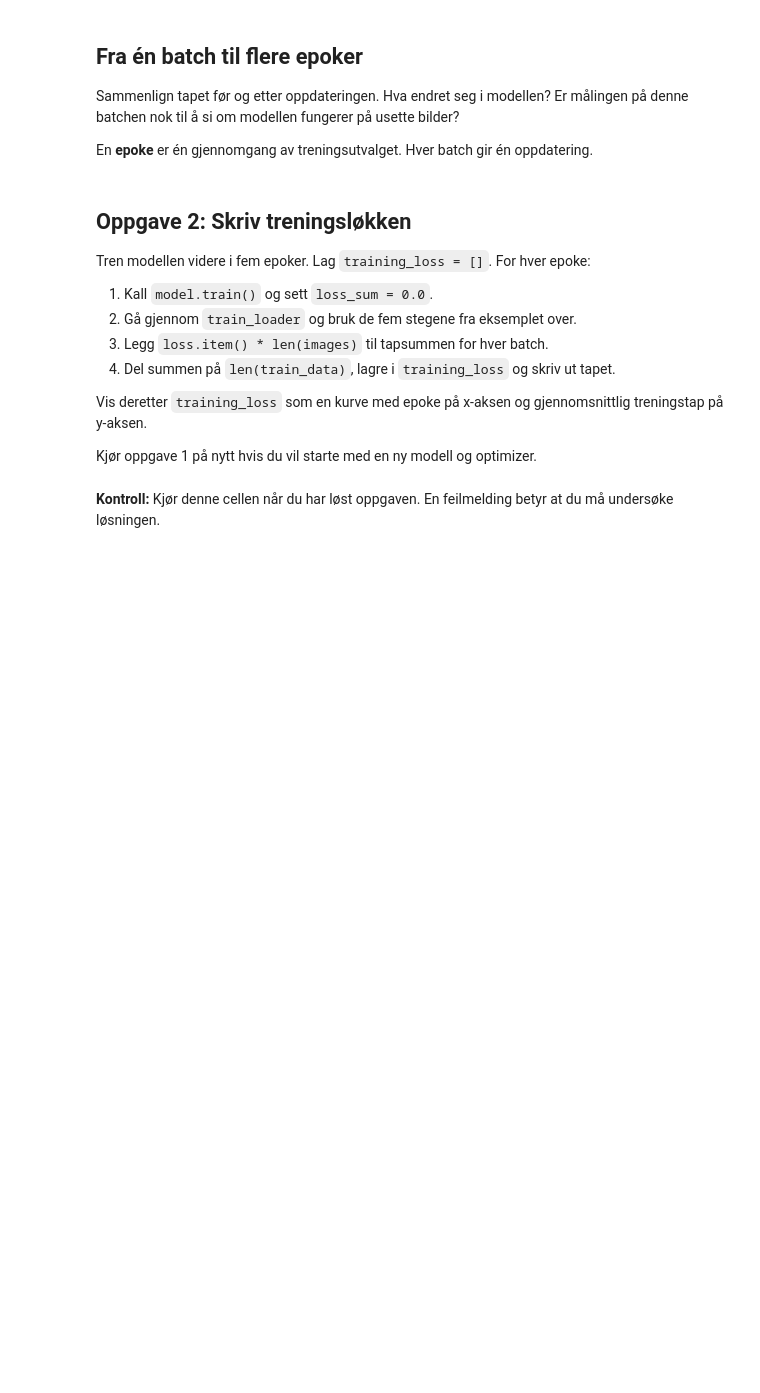
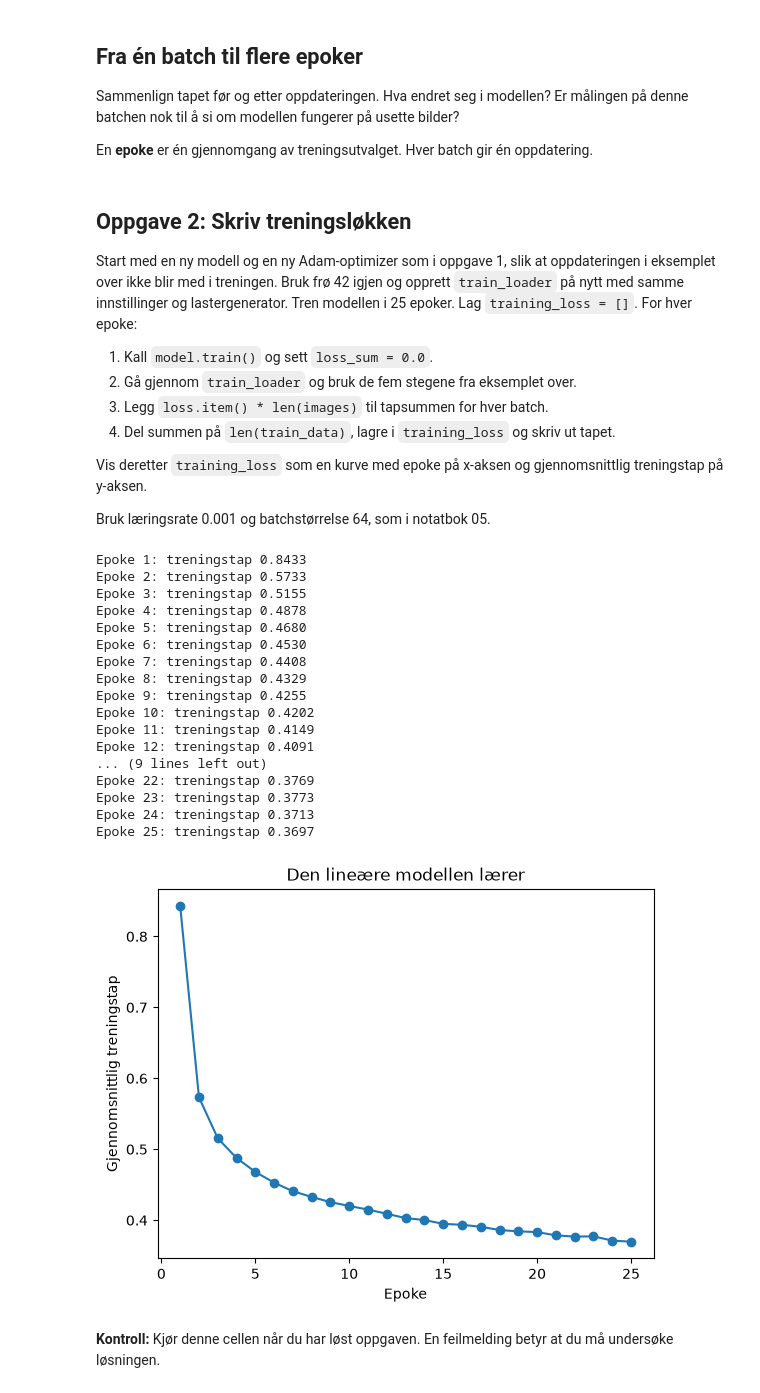
Before and after one commit to namsmann1/ks-pytorch, a Jupyter notebook: solutions/04_lineaer_klassifikator.ipynb, the cells around one changed output. Drawn from its saved outputs; the diff is of its cells as text; code cells hidden in the pictures; blank space fills up the shorter version.

```diff
--- a/solutions/04_lineaer_klassifikator.ipynb
+++ b/solutions/04_lineaer_klassifikator.ipynb
@@ -12,7 +12,7 @@ import numpy as np
 import torch
 from torch import nn
 # %%
-from pytorch_101.utils import download_mnist
+from pytorch_101.utils import download_fashion_mnist, seed_everything
 
-train_data, test_data = download_mnist()
+train_data, test_data = download_fashion_mnist()
 print(f"Treningsbilder: {len(train_data)}, testbilder: {len(test_data)}")
@@ -24,7 +26,7 @@ Som i forrige notebook oppretter vi datalasterne direkte.
 # %%
 from torch.utils.data import DataLoader
 
-train_loader = DataLoader(train_data, batch_size=64, shuffle=True)
+train_loader = DataLoader(train_data, batch_size=64, shuffle=True, generator=torch.Generator().manual_seed(42))
 test_loader = DataLoader(test_data, batch_size=64, shuffle=False)
 # %% [markdown]
 ## Tap og optimizer
@@ -107,7 +119,10 @@ En **epoke** er én gjennomgang av treningsutvalget. Hver batch gir én oppdater
 # %% [markdown]
 ## Oppgave 2: Skriv treningsløkken
 
-Tren modellen videre i fem epoker. Lag `training_loss = []`.
+Start med en ny modell og en ny Adam-optimizer som i oppgave 1, slik at
+oppdateringen i eksemplet over ikke blir med i treningen. Bruk frø 42 igjen
+og opprett `train_loader` på nytt med samme innstillinger og lastergenerator.
+Tren modellen i 25 epoker. Lag `training_loss = []`.
 For hver epoke:
 
 1. Kall `model.train()` og sett `loss_sum = 0.0`.
@@ -118,27 +133,52 @@ For hver epoke:
 Vis deretter `training_loss` som en kurve med epoke på x-aksen og
 gjennomsnittlig treningstap på y-aksen.
 
-Kjør oppgave 1 på nytt hvis du vil starte med en ny modell og optimizer.
+Bruk læringsrate 0.001 og batchstørrelse 64, som i notatbok 05.
 # %%
+seed_everything(42)
+model = nn.Sequential(nn.Flatten(), nn.Linear(784, 10))
+loss_fn = nn.CrossEntropyLoss()
+optimizer = torch.optim.Adam(model.parameters(), lr=0.001)
+train_loader = DataLoader(train_data, batch_size=64, shuffle=True, generator=torch.Generator().manual_seed(42))
+
 training_loss = []
-for epoch in range(5):
+for epoch in range(25):
     model.train()
     loss_sum = 0.0
     for images, labels in train_loader:
         optimizer.zero_grad()
         scores = model(images)
         loss = loss_fn(scores, labels)
         loss.backward()
         optimizer.step()
         loss_sum += loss.item() * len(images)
     mean_loss = loss_sum / len(train_data)
     training_loss.append(mean_loss)
     print(f"Epoke {epoch + 1}: treningstap {mean_loss:.4f}")
 
 fig, ax = plt.subplots()
-ax.plot(range(1, 6), training_loss, marker="o")
+ax.plot(range(1, 26), training_loss, marker="o")
 ax.set(xlabel="Epoke", ylabel="Gjennomsnittlig treningstap", title="Den lineære modellen lærer")
 plt.show()
+# %% [output]
+Epoke 1: treningstap 0.8433
+Epoke 2: treningstap 0.5733
+Epoke 3: treningstap 0.5155
+Epoke 4: treningstap 0.4878
+Epoke 5: treningstap 0.4680
+Epoke 6: treningstap 0.4530
+Epoke 7: treningstap 0.4408
+Epoke 8: treningstap 0.4329
+Epoke 9: treningstap 0.4255
+Epoke 10: treningstap 0.4202
+Epoke 11: treningstap 0.4149
+Epoke 12: treningstap 0.4091
+... (9 lines left out)
+Epoke 22: treningstap 0.3769
+Epoke 23: treningstap 0.3773
+Epoke 24: treningstap 0.3713
+Epoke 25: treningstap 0.3697
+[figure, added]
 # %% [markdown]
 **Kontroll:** Kjør denne cellen når du har løst oppgaven. En feilmelding betyr at du må undersøke løsningen.
 # %%
```
Also changed, not shown: parts of 12 cells of this notebook, 18 other files.
